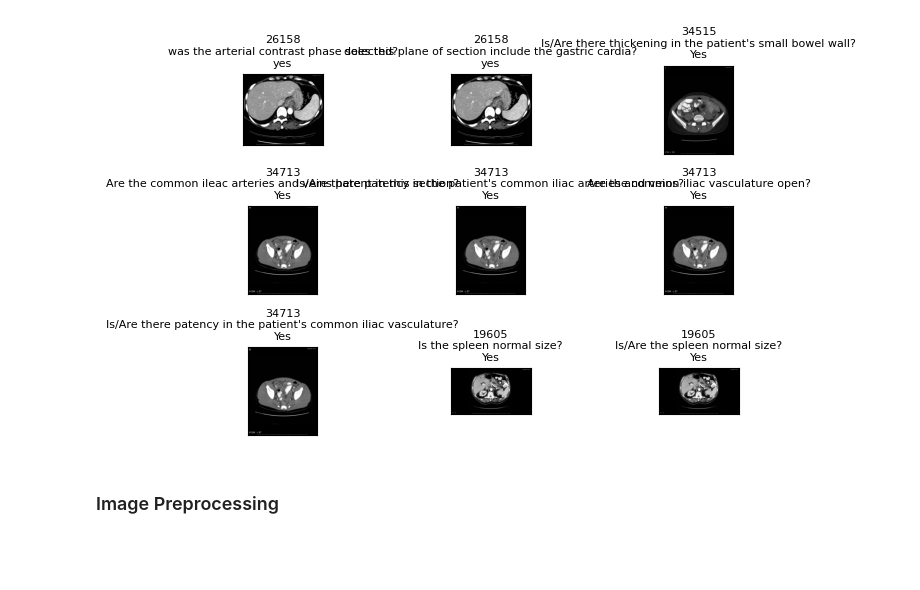
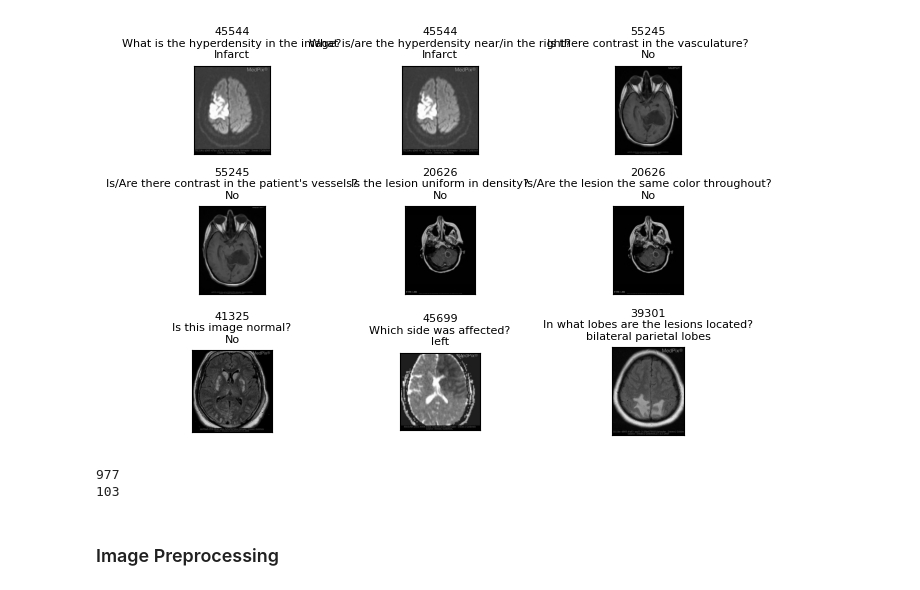
Before and after one commit to Nana2929/Medical-VQA, a Jupyter notebook: preprocessing/preproc.ipynb, the cells around one changed output. Drawn from its saved outputs; the diff is of its cells as text; code cells hidden in the pictures; blank space fills up the shorter version.

```diff
--- a/preprocessing/preproc.ipynb
+++ b/preprocessing/preproc.ipynb
@@ -78,10 +77,14 @@ def display_image(start, nrow=3, ncol=3, source=trainset):
         plt.yticks([])
 
     plt.show()
-# %%
-display_image(0)
-# %% [output]
-[figure, removed]
+# %%
+display_image(700)
+print(len(trainset['image_name']))
+print(len(trainset['image_name'].unique()))
+# %% [output]
+[figure, added]
+977
+103
 # %% [markdown]
 ### Image Preprocessing
 # %%
```
Also changed, not shown: parts of 10 cells of this notebook.
